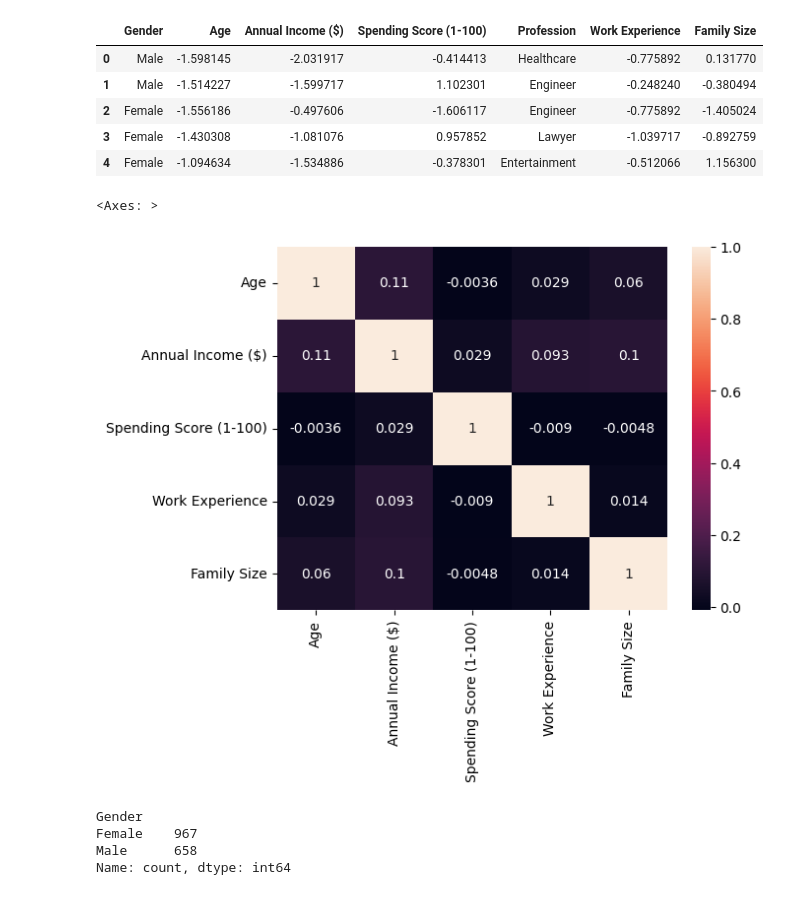
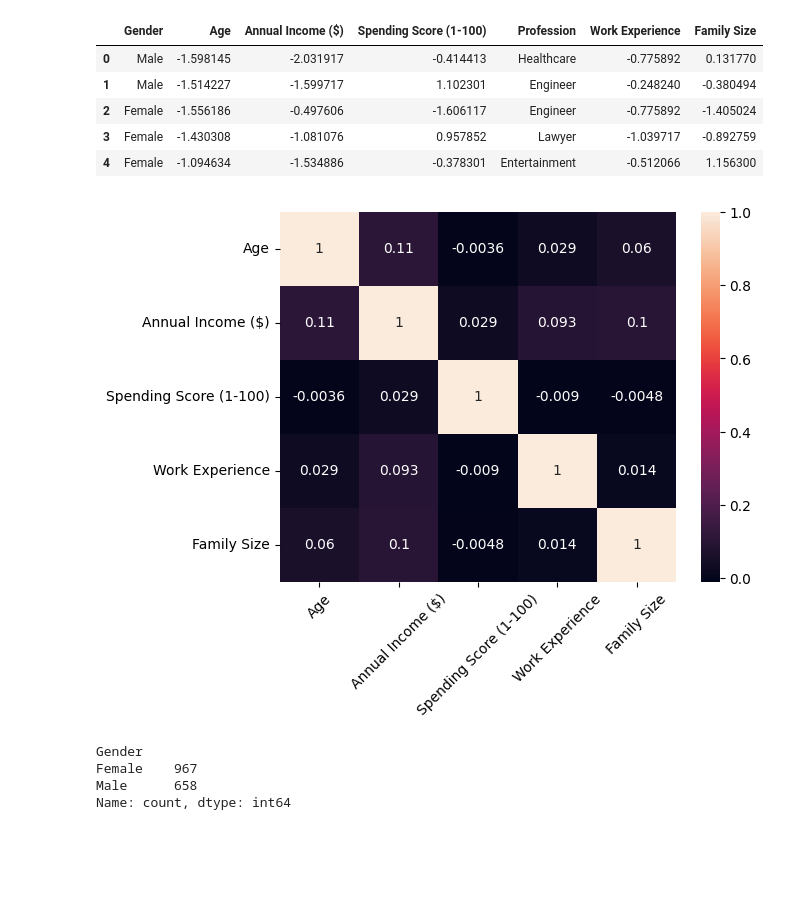
Before and after one commit to mayurasandakalum/shop-customer-data-clustering, a Jupyter notebook: code.ipynb, the cells around one changed output. Cells and saved outputs as stored; diff of their text form; code cells hidden in the pictures; blank space fills up the shorter version.

```diff
--- a/code.ipynb
+++ b/code.ipynb
@@ -428,9 +429,10 @@ df3.head()
 | 4 | Female | -1.094634 | -1.534886 | -0.378301 | Entertainment | -0.512066 | 1.156300 |
 # %%
 sns.heatmap(df3[['Age', 'Annual Income ($)', 'Spending Score (1-100)', 'Work Experience', 'Family Size']].corr(), annot=True)
+plt.xticks(rotation=45)
+plt.show()
 # %% [output]
-<Axes: >
-[figure, old version]
+[figure, new version]
 # %%
 for column in column_names.categorical_columns:
     print(df3[column].value_counts())
```
Also changed, not shown: parts of 18 cells of this notebook.
